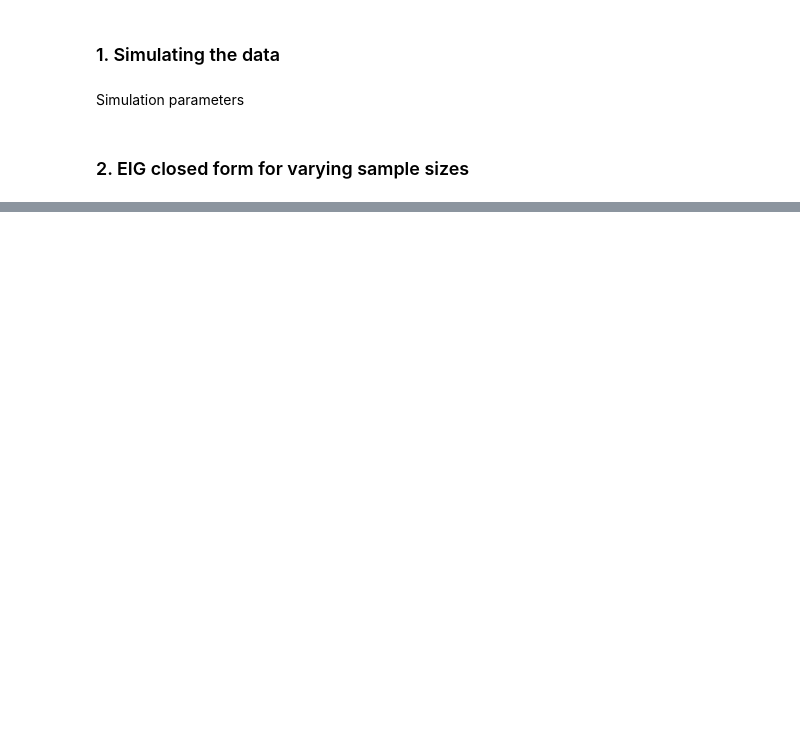
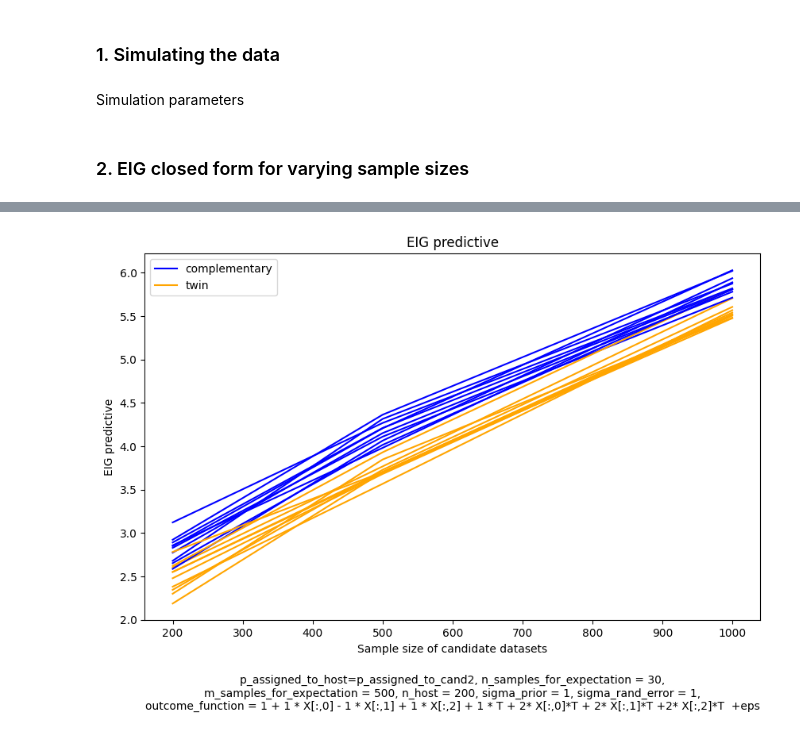
Before and after one commit to LucileTerminassian/causal_prospective_merge, a Jupyter notebook: linear_experiments.ipynb, the cells around one changed output, grey strips where cells are left out. Saved outputs shown, nothing was run; the diff lists cells and outputs as text; code cells hidden in the pictures; blank space fills up the shorter version.

Commit message:
fixed exp closed form

```diff
--- a/linear_experiments.ipynb
+++ b/linear_experiments.ipynb
@@ -52,10 +56,2 @@ n_mcmc = (n_samples_for_expectation * (m_samples_for_expectation+1))
 # %% [markdown]
 ### 2. EIG closed form for varying sample sizes
-# %%
-n_both_candidates_list = [200, 500, 1000]
-proportion = 1 #n_cand2 = prorportion * n_both_candidates_list
-std_true_y = 1
-
-EIG_obs_closed_form, EIG_caus_closed_form = eig_closed_form_varying_sample_size(generate_host_and_mirror, n_both_candidates_list, proportion, n_rct_before_split, x_distributions, \
-                                        p_assigned_to_cand2, n_host, power_x, power_x_t, outcome_function, std_true_y, causal_param_first_index, \
-                                        max_tree_depth, warmup_steps, sigma_rand_error, sigma_prior)
@@ -78,0 +58,22 @@ plot_array(n_both_candidates_list, EIG_caus_closed_form_exact, names=['mirror','
+# %%
+n_both_candidates_list = [200, 500, 1000]
+proportion = 1 #n_cand2 = prorportion * n_both_candidates_list
+std_true_y = 1
+n_seeds=10
+
+text_l1 ='p_assigned_to_host=p_assigned_to_cand2, n_samples_for_expectation = 30,'
+text_l2 = 'm_samples_for_expectation = 500, n_host = 200, sigma_prior = 1, sigma_rand_error = 1,'
+text_l3 = 'outcome_function = 1 + 1 * X[:,0] - 1 * X[:,1] + 1 * X[:,2] + 1 * T + 2* X[:,0]*T + 2* X[:,1]*T +2* X[:,2]*T  +eps'
+# %%
+EIG_obs_closed_form_across_seeds, EIG_caus_closed_form_across_seeds = [], []
+
+for i in range (n_seeds):
+    EIG_obs_closed_form, EIG_caus_closed_form = eig_closed_form_varying_sample_size(n_both_candidates_list, proportion, n_rct_before_split, x_distributions, \
+                                        p_assigned_to_cand2, n_host, power_x, power_x_t, outcome_function, std_true_y, \
+                                        causal_param_first_index, sigma_rand_error, prior_hyperparameters, n_mc)
+    if len(EIG_obs_closed_form_across_seeds)==0:
+        EIG_obs_closed_form_across_seeds= EIG_obs_closed_form
+        EIG_caus_closed_form_across_seeds = EIG_caus_closed_form
+    else:
+        EIG_obs_closed_form_across_seeds = np.vstack((EIG_obs_closed_form_across_seeds, EIG_obs_closed_form))
+        EIG_caus_closed_form_across_seeds = np.vstack((EIG_caus_closed_form_across_seeds, EIG_caus_closed_form))
@@ -78,0 +98,6 @@ plot_array(n_both_candidates_list, EIG_caus_closed_form_exact, names=['mirror','
+# %%
+path_obs = '/Users/lucile/causal_info_gain/plots/eig_obs'
+plot_array(n_both_candidates_list, EIG_obs_closed_form_across_seeds, axis_names= ['Sample size of candidate datasets', 'EIG predictive'], names=['complementary','twin'],
+           text= text_l1+ '\n' + text_l2+ '\n' + text_l3, title= 'EIG predictive', save=path_obs)
+# %% [output]
+[figure, added]
```
Also changed, not shown: parts of 15 cells of this notebook, 6 other files.
